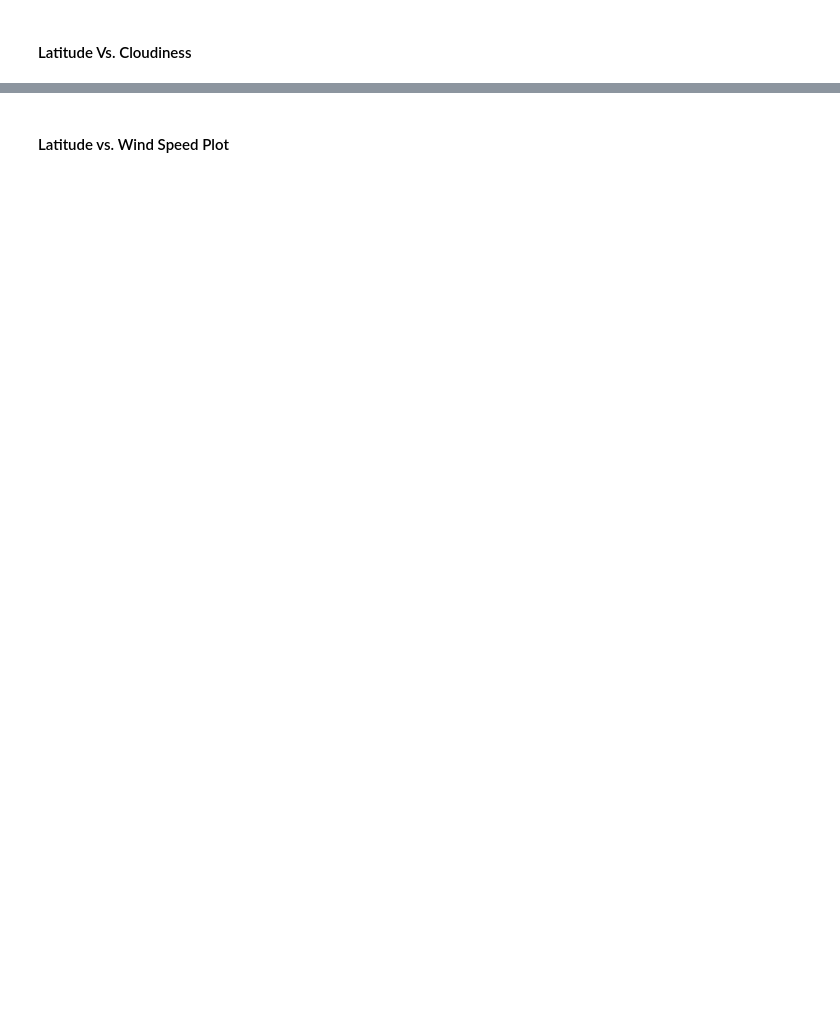
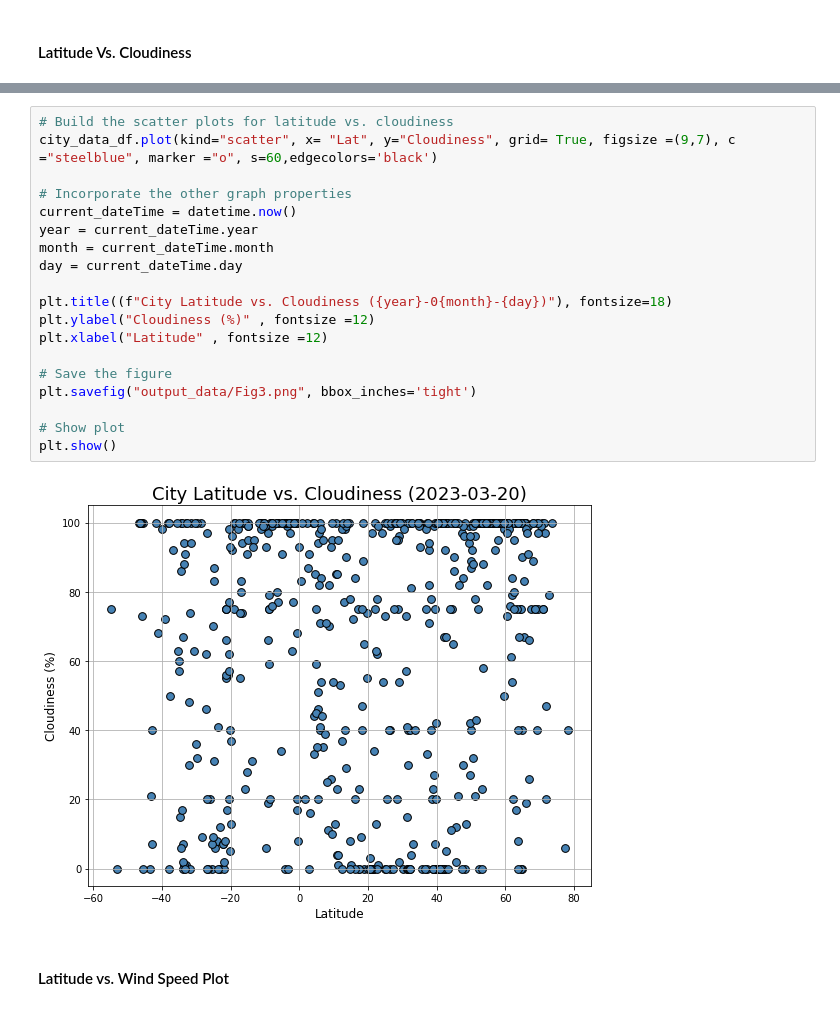
Before and after one commit to Swetavirani/python-api-challenge, a Jupyter notebook: WeatherPy/WeatherPy.ipynb, the cells around one changed output, grey strips where cells are left out. Drawn from its saved outputs; the diff is of its cells as text; blank space fills up the shorter version.

```diff
--- a/WeatherPy/WeatherPy.ipynb
+++ b/WeatherPy/WeatherPy.ipynb
@@ -241,2 +241,23 @@ plt.show()
+# %%
+# Build the scatter plots for latitude vs. cloudiness
+city_data_df.plot(kind="scatter", x= "Lat", y="Cloudiness", grid= True, figsize =(9,7), c ="steelblue", marker ="o", s=60,edgecolors='black')
+
+# Incorporate the other graph properties
+current_dateTime = datetime.now()
+year = current_dateTime.year
+month = current_dateTime.month
+day = current_dateTime.day
+
+plt.title((f"City Latitude vs. Cloudiness ({year}-0{month}-{day})"), fontsize=18)
+plt.ylabel("Cloudiness (%)" , fontsize =12)
+plt.xlabel("Latitude" , fontsize =12)
+
+# Save the figure
+plt.savefig("output_data/Fig3.png", bbox_inches='tight')
+
+# Show plot
+plt.show()
+# %% [output]
+[figure, added]
 # %% [markdown]
 #### Latitude vs. Wind Speed Plot
```
Also changed, not shown: parts of 41 cells of this notebook, 7 other files.
